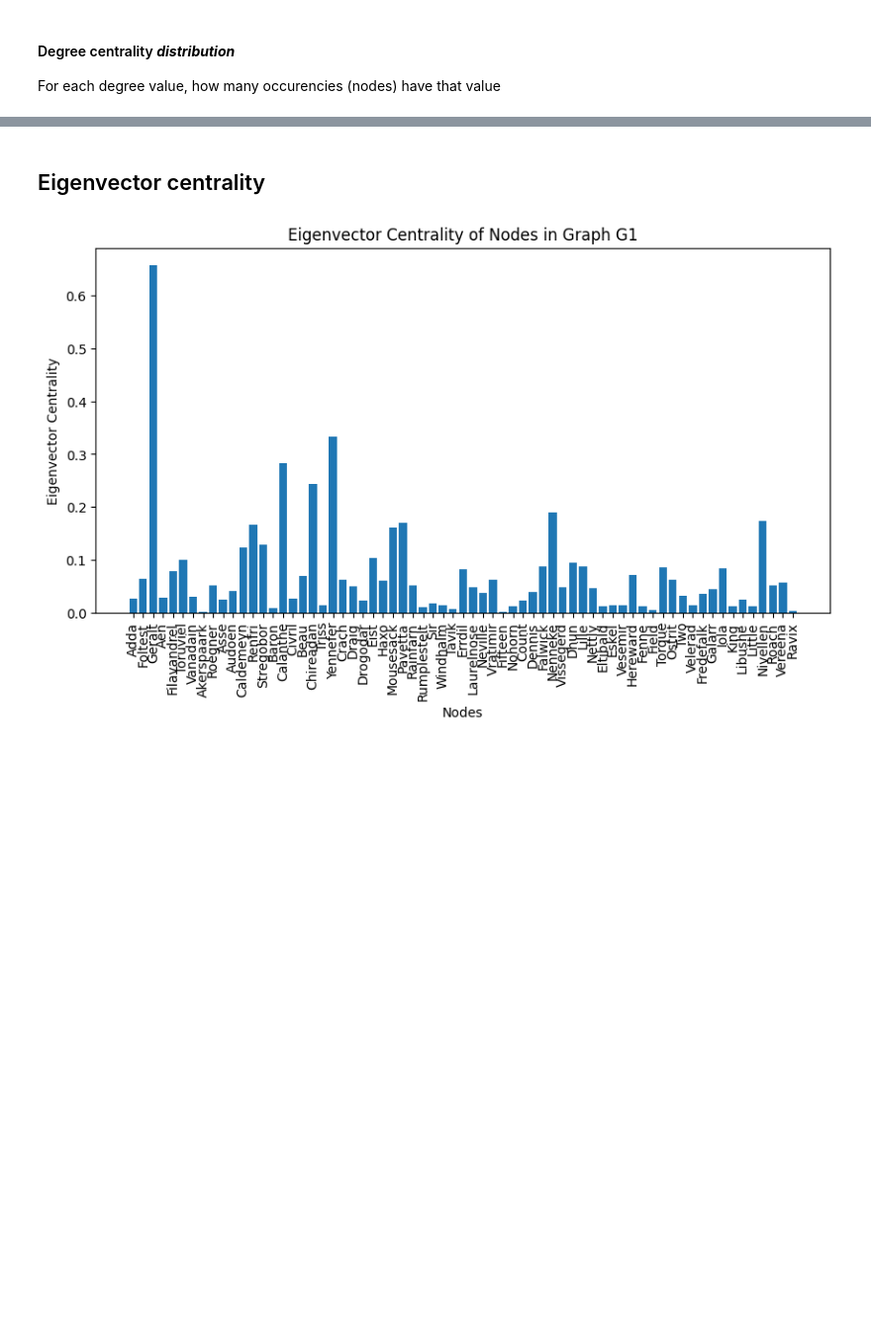
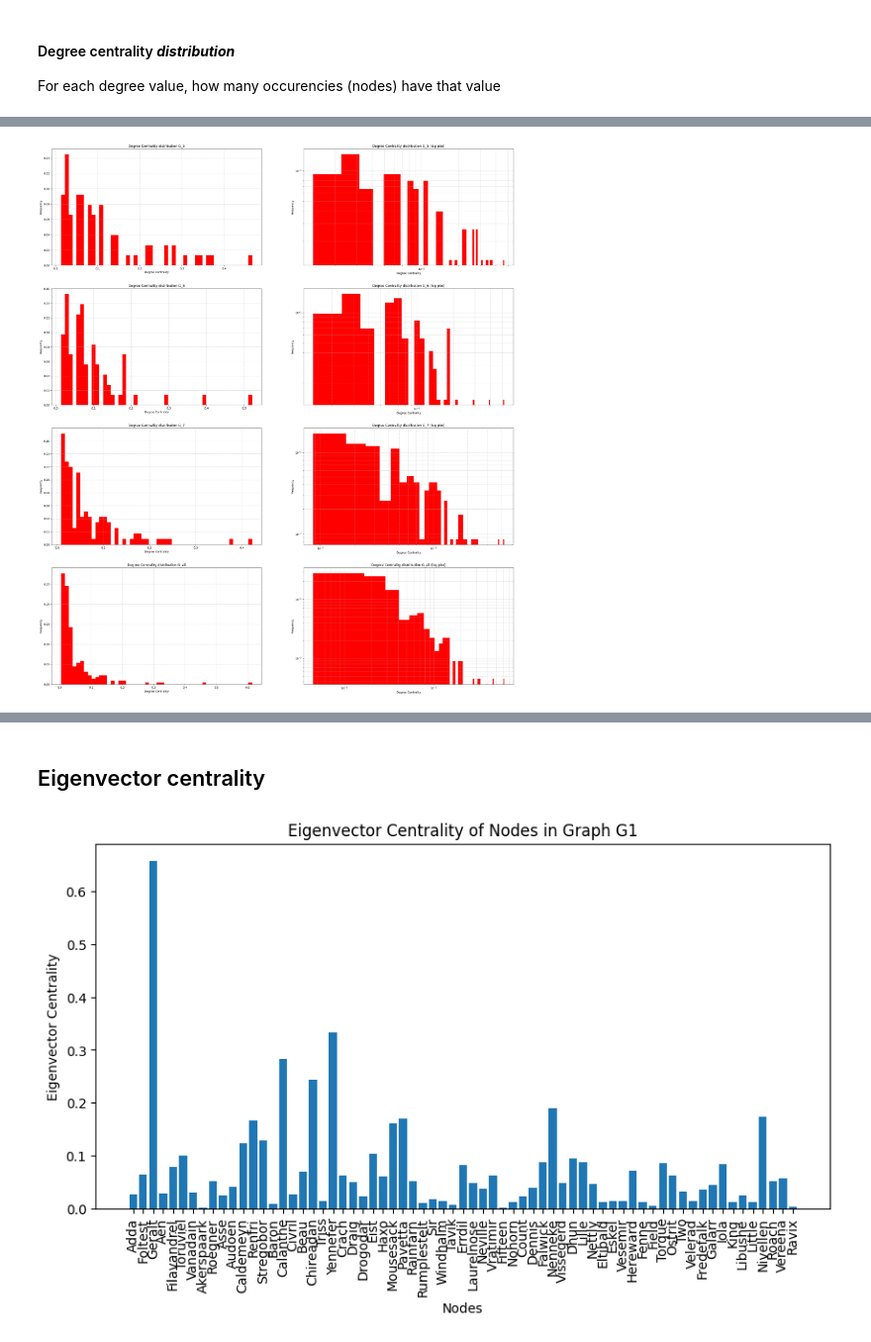
Before and after one commit to saravorabbi/Unibo_SNA_the_witcher, a Jupyter notebook: SNA_notebook.ipynb, the cells around one changed output, grey strips where cells are left out. Shown at 99% size. Cells and saved outputs as stored; diff of their text form; code cells hidden in the pictures; blank space fills up the shorter version.

```diff
--- a/SNA_notebook.ipynb
+++ b/SNA_notebook.ipynb
@@ -110,6 +110,10 @@ G_4 = nx.from_pandas_edgelist(df_book4, 'Source', 'Target', edge_attr=True)
 G_5 = nx.from_pandas_edgelist(df_book5, 'Source', 'Target', edge_attr=True)
 G_6 = nx.from_pandas_edgelist(df_book6, 'Source', 'Target', edge_attr=True)
 G_7 = nx.from_pandas_edgelist(df_book7, 'Source', 'Target', edge_attr=True)
+
+
+# create a graph for all books
+G_all = nx.from_pandas_edgelist(df_proc, 'Source', 'Target', edge_attr=True)
 # %%
 # Draw the graph
 #plt.figure(figsize=(20, 20))
@@ -240,7 +257,7 @@ files.download("/content/nodes_gephi.zip")
 
 Number of edges connected to a node
 # %%
-#compute degree centrality on all books
+#compute degree centrality
 degree_1 = nx.degree_centrality(G_1)
 degree_2 = nx.degree_centrality(G_2)
 degree_3 = nx.degree_centrality(G_3)
@@ -248,6 +265,7 @@ degree_4 = nx.degree_centrality(G_4)
 degree_5 = nx.degree_centrality(G_5)
 degree_6 = nx.degree_centrality(G_6)
 degree_7 = nx.degree_centrality(G_7)
+degree_all = nx.degree_centrality(G_all)
 # %%
 # show the histogram of degree centrality values for all books
 
@@ -454,3 +511,93 @@ plt.show()
+# %%
+# from BOOK1 TO BOOK 4
+# with frequencies on the y axis (normal scale on the left, log scale on the right)
+
+# Extract the values and compute the frequencies
+values_5 = list(degree_5.values())
+frequencies_5 = np.bincount(values_5)
+
+values_6 = list(degree_6.values())
+frequencies_6 = np.bincount(values_6)
+
+values_7 = list(degree_7.values())
+frequencies_7 = np.bincount(values_7)
+
+values_all = list(degree_all.values())
+frequencies_all = np.bincount(values_all)
+
+
+
+plt.figure(figsize=(30, 35))
+
+plt.subplot(4, 2, 1)
+plt.hist(values_5, bins=50, color = 'r', weights=np.ones(len(values_5)) / len(values_5)) # for the report, choose a better # of bins
+plt.xlabel('Degree Centrality')
+plt.ylabel('Frequency')
+plt.title('Degree Centrality distribution G_5')
+plt.grid(True, which="both", ls="--", linewidth=0.5)
+
+
+plt.subplot(4, 2, 2)
+plt.hist(values_5, bins=50, color = 'r', weights=np.ones(len(values_5)) / len(values_5), log = True)
+plt.xscale('log')
+plt.xlabel('Degree Centrality')
+plt.ylabel('Frequency')
+plt.title('Degree Centrality distribution G_5 (log plot)')
+plt.grid(True, which="both", ls="--", linewidth=0.5)
+
+
+#BOOK6
+plt.subplot(4, 2, 3)
+plt.hist(values_6, bins=50, color = 'r', weights=np.ones(len(values_6)) / len(values_6)) # for the report, choose a better # of bins
+plt.xlabel('Degree Centrality')
+plt.ylabel('Frequency')
+plt.title('Degree Centrality distribution G_6')
+plt.grid(True, which="both", ls="--", linewidth=0.5)
+
+plt.subplot(4, 2, 4)
+plt.hist(values_6, bins=50, color = 'r', weights=np.ones(len(values_6)) / len(values_6), log = True)
+plt.xscale('log')
+plt.xlabel('Degree Centrality')
+plt.ylabel('Frequency')
+plt.title('Degree Centrality distribution G_6 (log plot)')
+plt.grid(True, which="both", ls="--", linewidth=0.5)
+
+#BOOK7
+plt.subplot(4, 2, 5)
+plt.hist(values_7, bins=50, color = 'r', weights=np.ones(len(values_7)) / len(values_7))
+plt.xlabel('Degree Centrality')
+plt.ylabel('Frequency')
+plt.title('Degree Centrality distribution G_7')
+plt.grid(True, which="both", ls="--", linewidth=0.5)
+
+plt.subplot(4, 2, 6)
+plt.hist(values_7, bins=50, color = 'r', weights=np.ones(len(values_7)) / len(values_7), log = True)
+plt.xscale('log')
+plt.xlabel('Degree Centrality')
+plt.ylabel('Frequency')
+plt.title('Degree Centrality distribution G_7 (log plot)')
+plt.grid(True, which="both", ls="--", linewidth=0.5)
+
+#BOOK4
+plt.subplot(4, 2, 7)
+plt.hist(values_all, bins=50, color = 'r', weights=np.ones(len(values_all)) / len(values_all))
+plt.xlabel('Degree Centrality')
+plt.ylabel('Frequency')
+plt.title('Degree Centrality distribution G_all')
+plt.grid(True, which="both", ls="--", linewidth=0.5)
+
+plt.subplot(4, 2, 8)
+plt.hist(values_all, bins=50, color = 'r', weights=np.ones(len(values_all)) / len(values_all), log = True)
+plt.xscale('log')
+plt.xlabel('Degree Centrality')
+plt.ylabel('Frequency')
+plt.title('Degree Centrality distribution G_all (log plot)')
+plt.grid(True, which="both", ls="--", linewidth=0.5)
+
+# Show the plot
+plt.show()
+# %% [output]
+[figure, added]
 # %%
 # # for debugging, to check if the frequecies are actual frequencies (the total sum must be 1).
 
```
Also changed, not shown: parts of 44 cells of this notebook.
